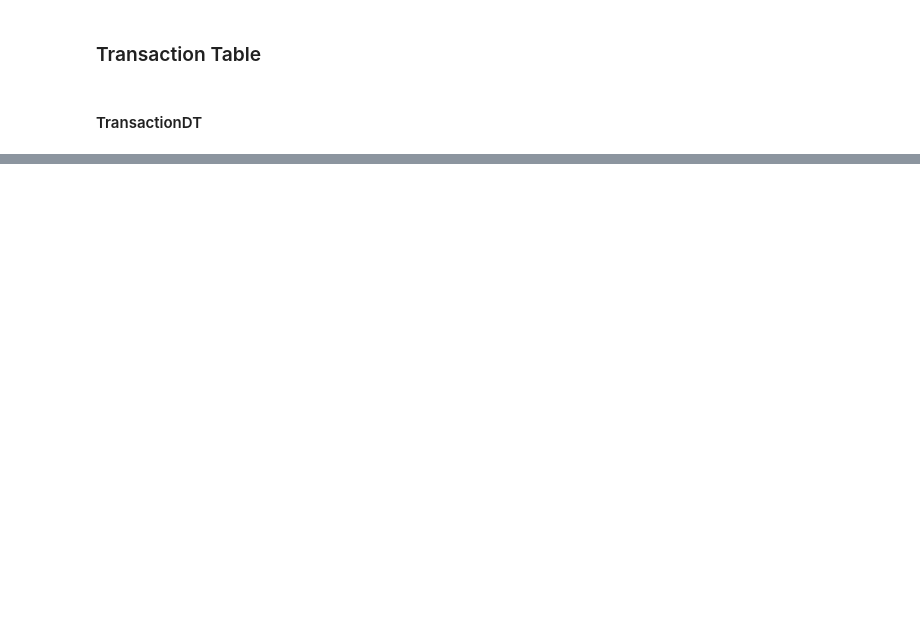
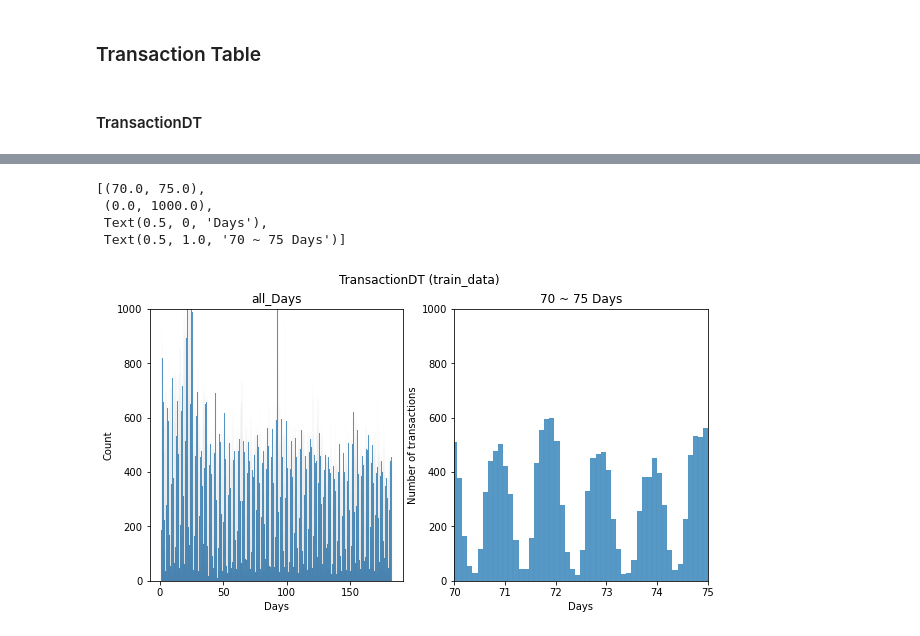
Before and after one commit to 592k/Mini_project-modeling, a Jupyter notebook: src/EDA.ipynb, the cells around one changed output, grey strips where cells are left out. Saved outputs shown, nothing was run; the diff lists cells and outputs as text; code cells hidden in the pictures; blank space fills up the shorter version.

```diff
--- a/src/EDA.ipynb
+++ b/src/EDA.ipynb
@@ -56,0 +306,16 @@ IndexError: too many indices for array: array is 1-dimensional, but 2 were index
+# %%
+fig, axes = plt.subplots(1,2, figsize=(10,5))
+plt.suptitle('TransactionDT (train_data)')
+
+sns.histplot(train_t['TransactionDT'] / (3600*24), bins=1800, ax=axes[0]).set(ylim=(0,1000),title='all_Days',xlabel='Days')
+plt.xlabel('Days')
+plt.ylabel('Number of transactions')
+
+
+sns.histplot(train_t['TransactionDT'] / (3600*24), bins=1800, ax=axes[1]).set(xlim=(70, 75), ylim=(0, 1000), xlabel='Days', title='70 ~ 75 Days')
+# %% [output]
+[(70.0, 75.0),
+ (0.0, 1000.0),
+ Text(0.5, 0, 'Days'),
+ Text(0.5, 1.0, '70 ~ 75 Days')]
+[figure, added]
```
Also changed, not shown: parts of 35 cells of this notebook.
